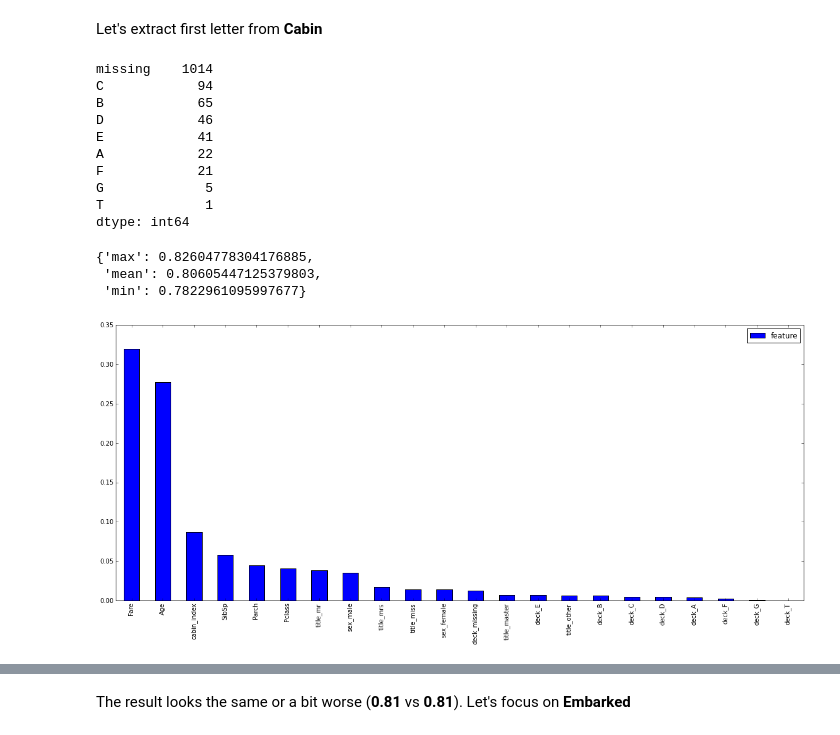
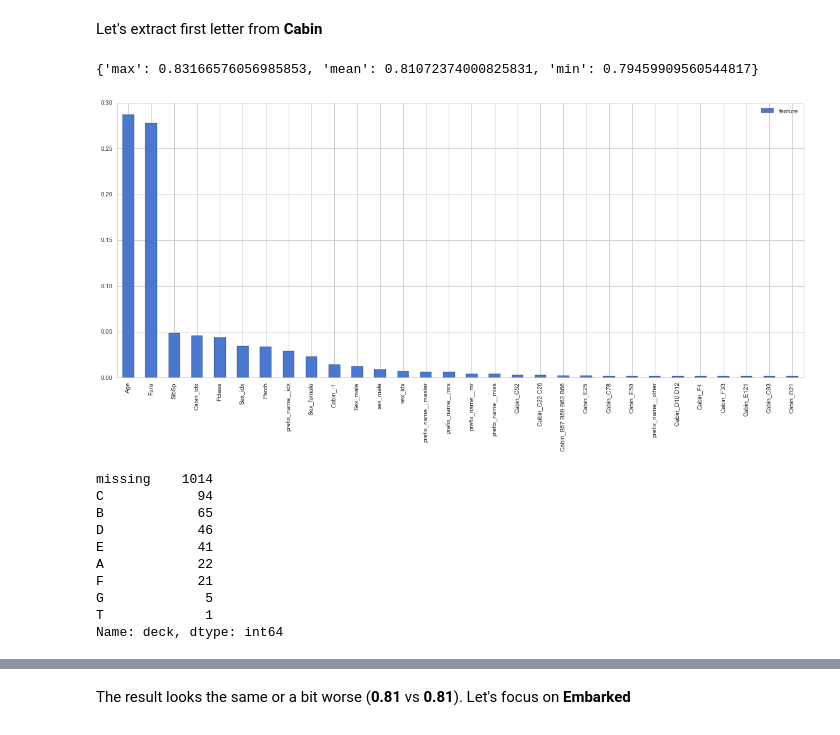
Before and after one commit to dataworkshop/titanic, a Jupyter notebook: vladimir/src/Titanic.ipynb, the cells around one changed output, grey strips where cells are left out. Saved outputs shown, nothing was run; the diff lists cells and outputs as text; code cells hidden in the pictures.

```diff
--- a/vladimir/src/Titanic.ipynb
+++ b/vladimir/src/Titanic.ipynb
@@ -226,10 +234,16 @@ draw_importance_features(all_df)
 # %% [markdown]
 Let's extract first letter from **Cabin**
+# %%
+all_df = handle_cat_var(all_df, 'Cabin')
+print iteration_modeling(all_df)
+
+draw_importance_features(all_df)
+# %% [output]
+{'max': 0.83166576056985853, 'mean': 0.81072374000825831, 'min': 0.79459909560544817}
+[figure, added]
 # %%
-all_df['cabin_index'] = pd.factorize(all_df.Cabin)[0]
-
-all_df['deck_index'] = all_df['Cabin'].map(lambda x:  "missing" if x == -1 else x.strip()[0])
-all_df['deck_index'].value_counts()
+all_df['deck'] = all_df['Cabin'].map(lambda x:  "missing" if x == -1 else x.strip()[0])
+all_df['deck'].value_counts()
 # %% [output]
 missing    1014
 C            94
@@ -240,4 +254,4 @@ A            22
 F            21
 G             5
 T             1
-dtype: int64
+Name: deck, dtype: int64
@@ -248,10 +257,0 @@ if 'deck_C' not in all_df:
-# %%
-iteration_modeling(all_df)
-# %% [output]
-{'max': 0.82604778304176885,
- 'mean': 0.80605447125379803,
- 'min': 0.7822961095997677}
-# %%
-draw_importance_features(all_df)
-# %% [output]
-[figure, removed]
```
Also changed, not shown: parts of 46 cells of this notebook.
